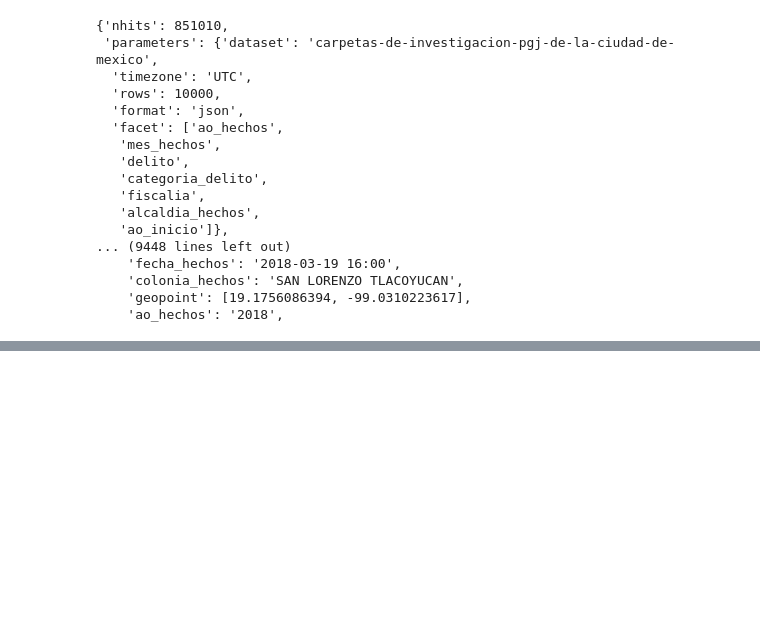
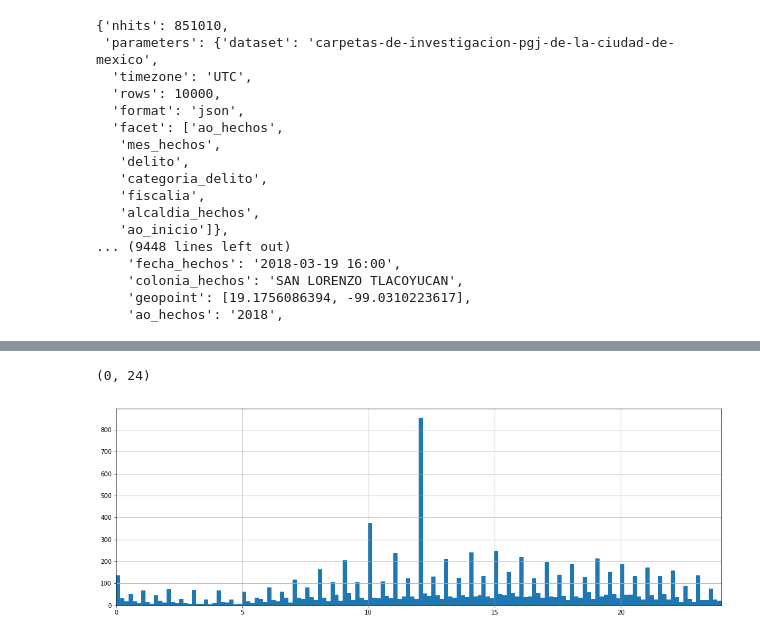
Before and after one commit to keita-dc/mexicocrime, a Jupyter notebook: mexico_crime.ipynb, the cells around one changed output, grey strips where cells are left out. Cells and saved outputs as stored; diff of their text form; code cells hidden in the pictures; blank space fills up the shorter version.

```diff
--- a/mexico_crime.ipynb
+++ b/mexico_crime.ipynb
@@ -106,0 +156,7 @@ fig.show()
+# %%
+plt.figure(figsize=(18,6))
+df.time.hist(bins=144)
+plt.xlim(0, 24)
+# %% [output]
+(0, 24)
+[figure, added]
```
Also changed, not shown: parts of 7 cells of this notebook.
